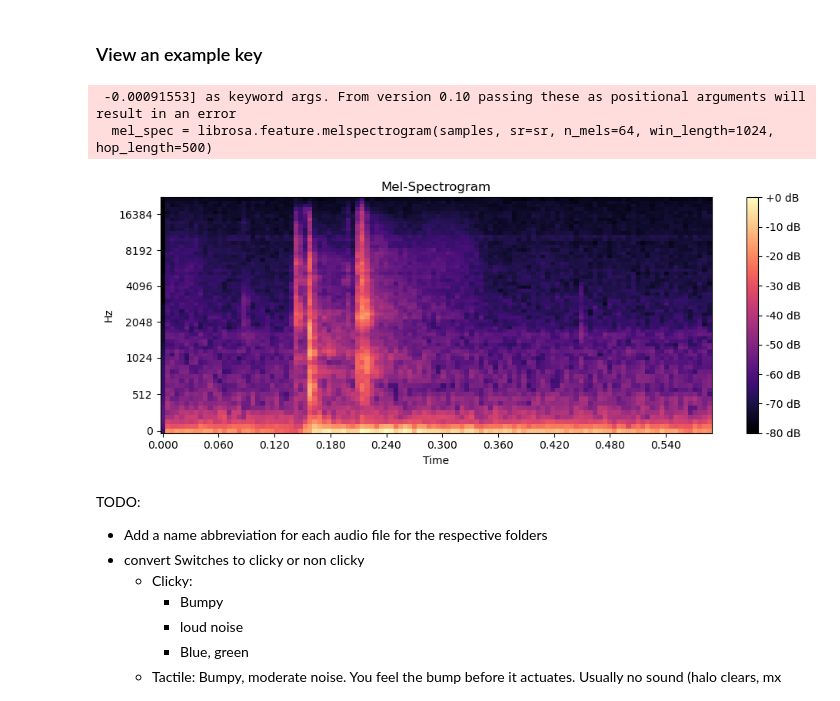
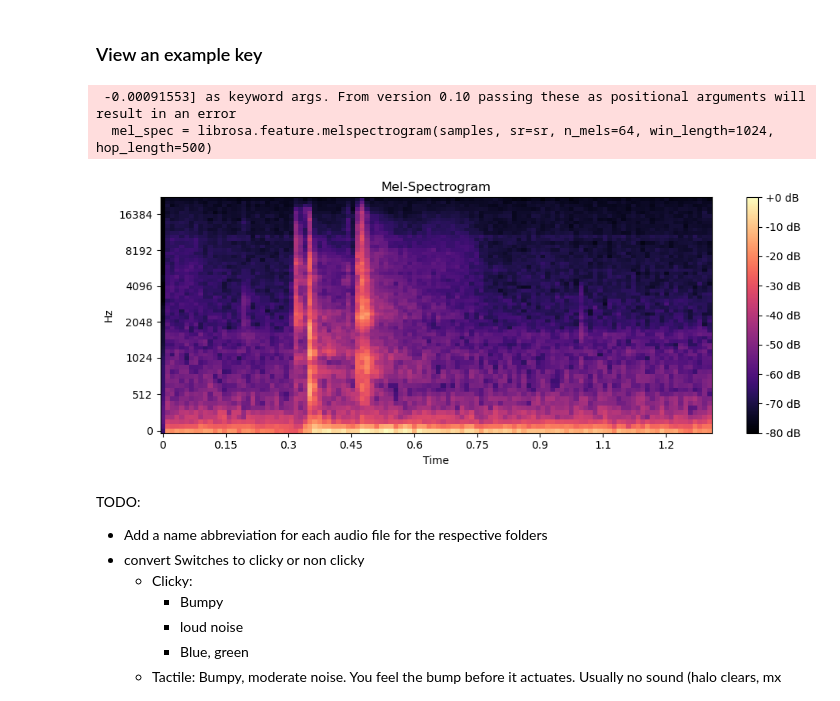
Before and after one commit to bsaleh524/keyboard_recorder, a Jupyter notebook: preprocessing/exploration.ipynb, the cells around one changed output. Cells and saved outputs as stored; diff of their text form; code cells hidden in the pictures.

```diff
--- a/preprocessing/exploration.ipynb
+++ b/preprocessing/exploration.ipynb
@@ -246,29 +246,29 @@ key_df.head()
 # %%
 import librosa
 import librosa.display
 import matplotlib.pyplot as plt
 
 # Load an audio file
-filename = '../data_copy/Basem/data/key_data/key_press_space_1720384124_Basem.wav'
+filename = '../data/Basem/data/key_data/key_press_space_1720384124_Basem.wav'
 samples, sr = librosa.load(filename, sr=None)
 
 # Compute the mel-spectrogram
 mel_spec = librosa.feature.melspectrogram(samples, sr=sr, n_mels=64, win_length=1024, hop_length=500)
 
 # Convert to decibels for better visualization
 mel_spec_db = librosa.power_to_db(mel_spec, ref=np.max)
 
 # Plot the mel-spectrogram
 plt.figure(figsize=(10, 4))
-librosa.display.specshow(mel_spec_db, sr=sr, hop_length=225, x_axis='time', y_axis='mel')
+librosa.display.specshow(mel_spec_db, sr=sr, hop_length=500, x_axis='time', y_axis='mel')
 plt.colorbar(format='%+2.0f dB')
 plt.title('Mel-Spectrogram')
 plt.tight_layout()
 plt.show()
 # %% [output]
  -0.00091553] as keyword args. From version 0.10 passing these as positional arguments will result in an error
   mel_spec = librosa.feature.melspectrogram(samples, sr=sr, n_mels=64, win_length=1024, hop_length=500)
-[figure, old version]
+[figure, new version]
 # %% [markdown]
 TODO:
 - Add a name abbreviation for each audio file for the respective folders
```
Also changed, not shown: parts of 6 cells of this notebook, 2 other files.
